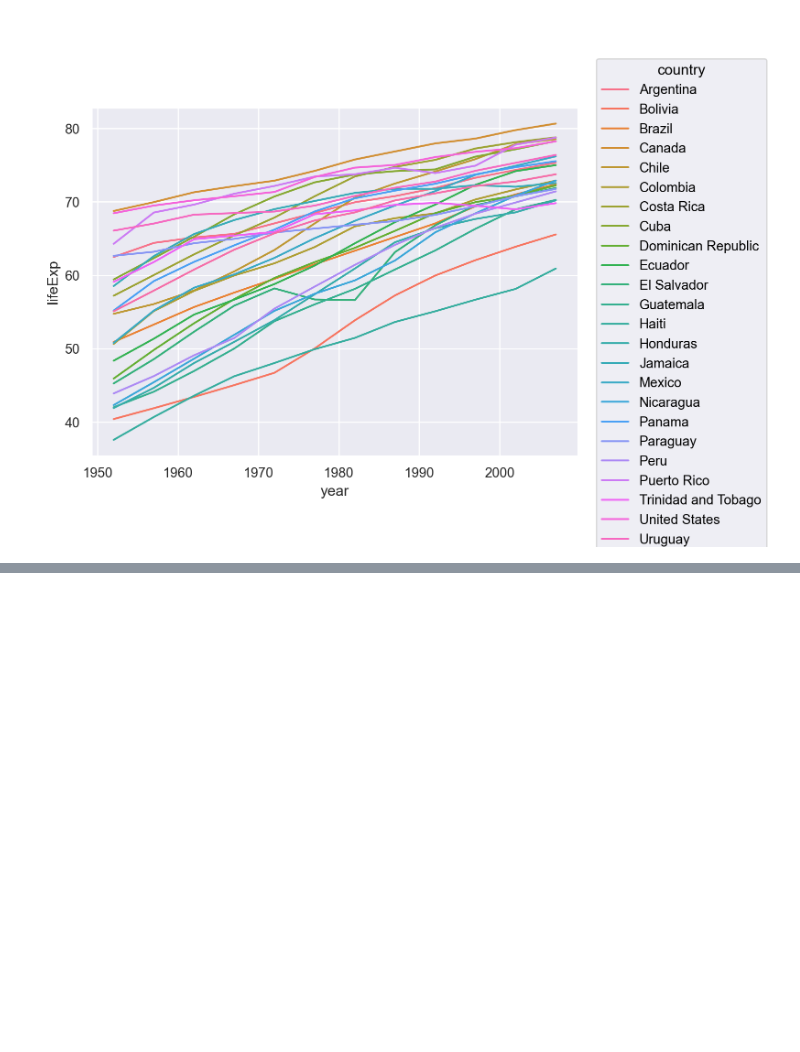
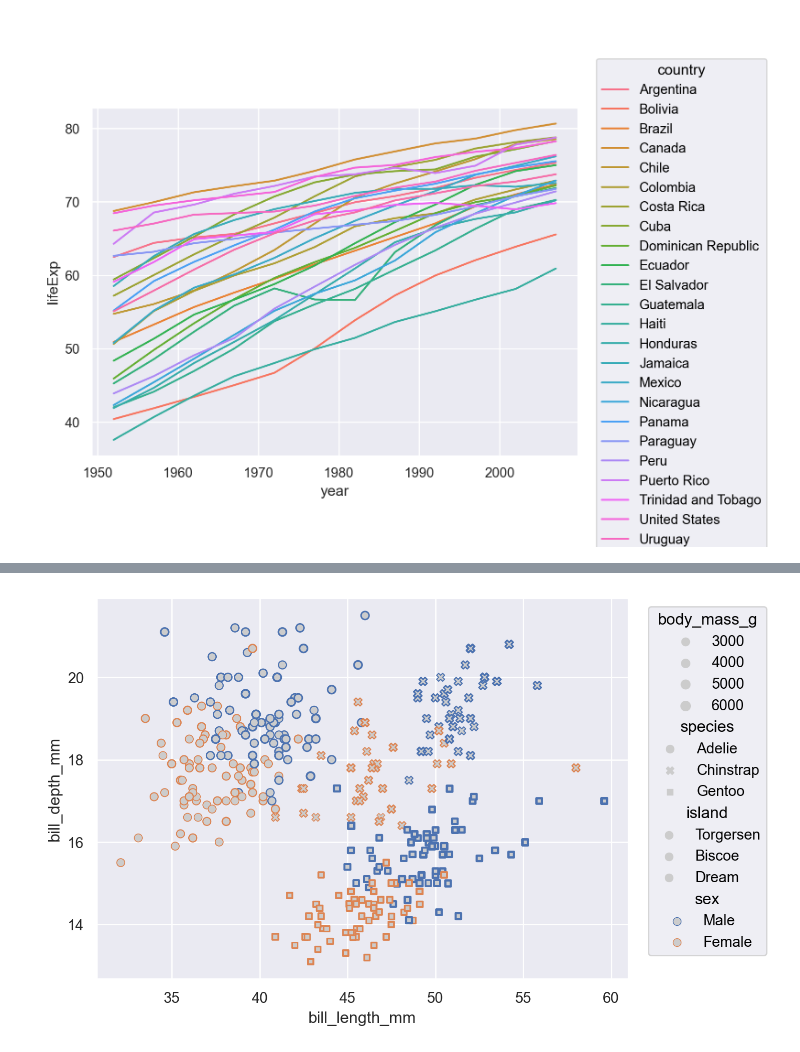
Before and after one commit to lmendezayl/uba-ldd-ic, a Jupyter notebook: guias/soluciones/practica3.ipynb, the cells around one changed output, grey strips where cells are left out. Cells and saved outputs as stored; diff of their text form; code cells hidden in the pictures; blank space fills up the shorter version.

```diff
--- a/guias/soluciones/practica3.ipynb
+++ b/guias/soluciones/practica3.ipynb
@@ -35,0 +78,4 @@ agrupar los datos es la forma correcta? Explicar la diferencia entre los dos có
+# %%
+import seaborn as sns
+penguins = sns.load_dataset("penguins")
+penguins.head()
@@ -35,0 +102,17 @@ agrupar los datos es la forma correcta? Explicar la diferencia entre los dos có
+# %%
+(
+    # edgewidth define la variable que controla el tamaño de los puntos
+    # marker define la variable que controla el estilo de cada punto
+    # linestyle, quizas grosor.
+    # color, no noto cambios
+    so.Plot(
+        penguins, x="bill_length_mm", y="bill_depth_mm",
+        edgewidth="body_mass_g", marker = "species",
+        linestyle = "island", color = "species"
+    )
+    # color definido asi, le gana al color definido arriba.
+    # edgecolor se usa para este layer.
+    .add(so.Dot(color=".8"), edgecolor="sex")
+)
+# %% [output]
+[figure, added]
```
Also changed, not shown: parts of 50 cells of this notebook, 1 other file.
